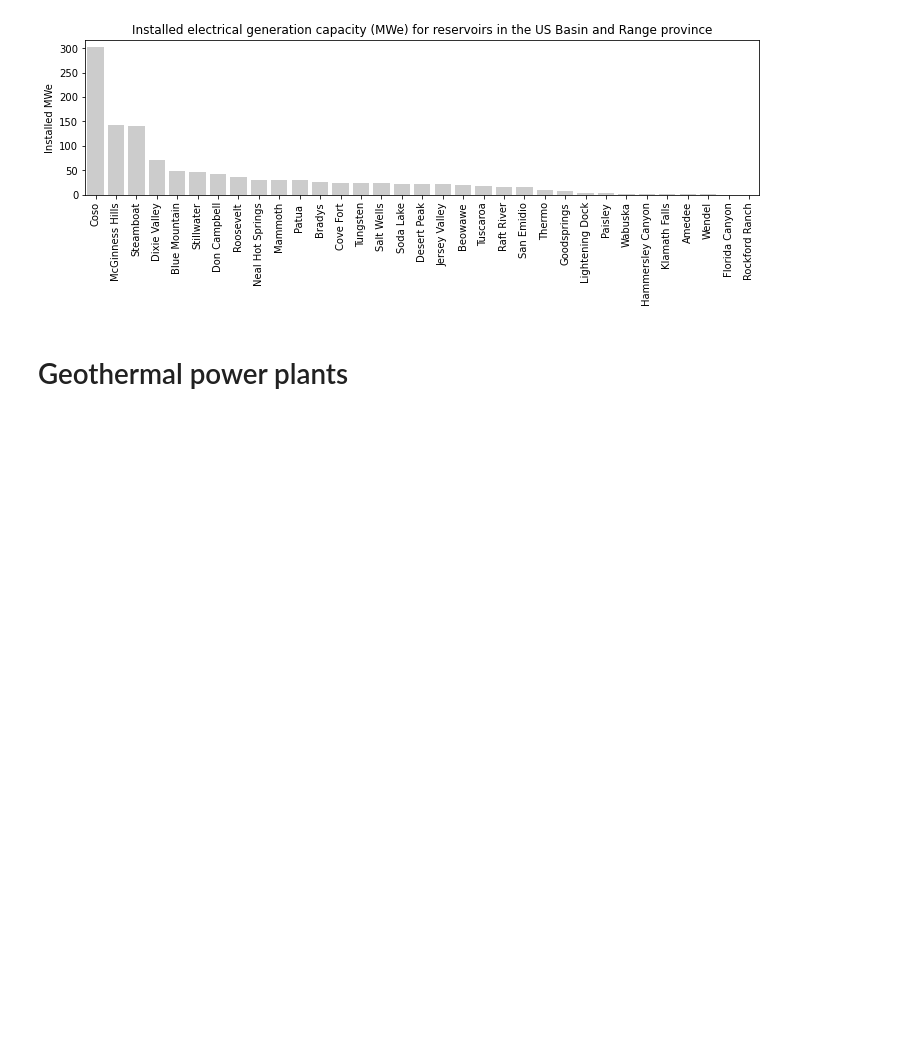
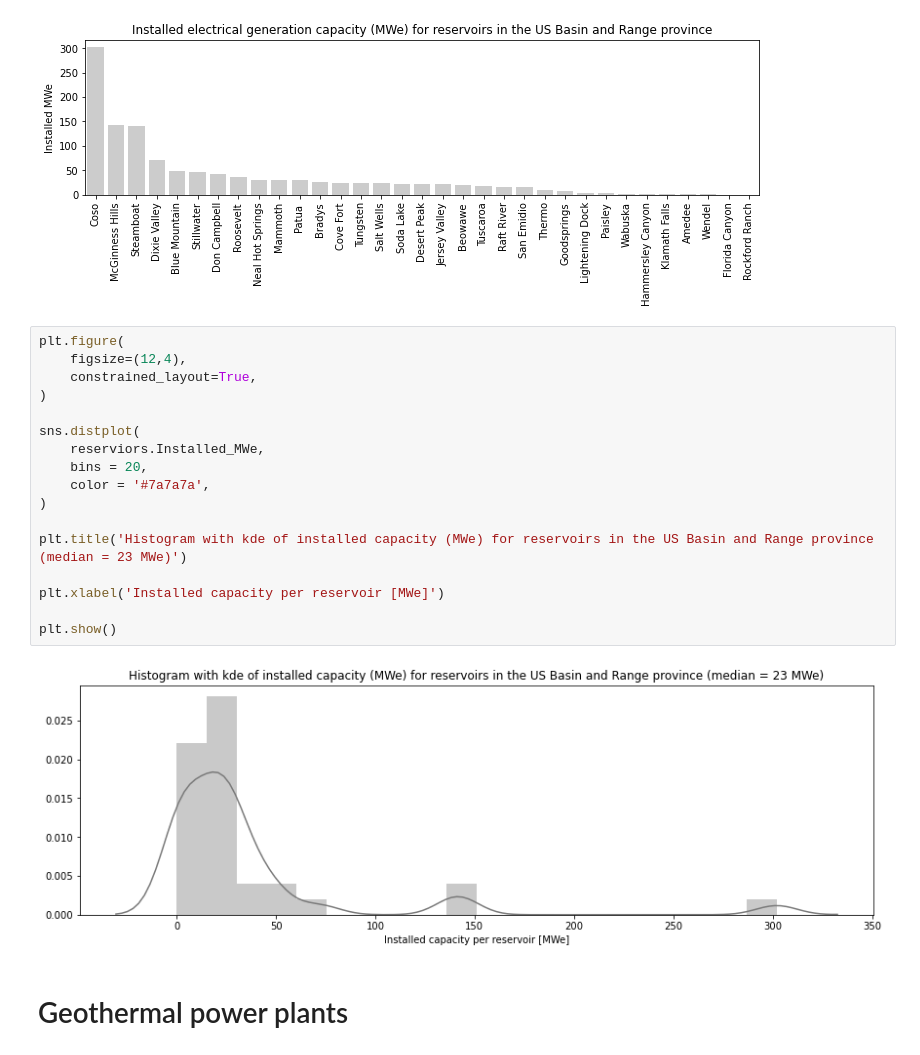
Before and after one commit to ICWallis/geothermal-cookbook, a Jupyter notebook: development-US-Basin-and-Range.ipynb, the cells around one changed output. Cells and saved outputs as stored; diff of their text form; blank space fills up the shorter version.

```diff
--- a/development-US-Basin-and-Range.ipynb
+++ b/development-US-Basin-and-Range.ipynb
@@ -73,6 +75,25 @@ plt.ylabel('Installed MWe')
 plt.show()
 # %% [output]
 [figure]
+# %%
+plt.figure(
+    figsize=(12,4),
+    constrained_layout=True,
+)
+
+sns.distplot(
+    reserviors.Installed_MWe,
+    bins = 20,
+    color = '#7a7a7a',
+)
+
+plt.title('Histogram with kde of installed capacity (MWe) for reservoirs in the US Basin and Range province (median = 23 MWe)')
+
+plt.xlabel('Installed capacity per reservoir [MWe]')
+
+plt.show()
+# %% [output]
+[figure, added]
 # %% [markdown]
 # Geothermal power plants
 # %%
```
Also changed, not shown: parts of 2 cells of this notebook.
